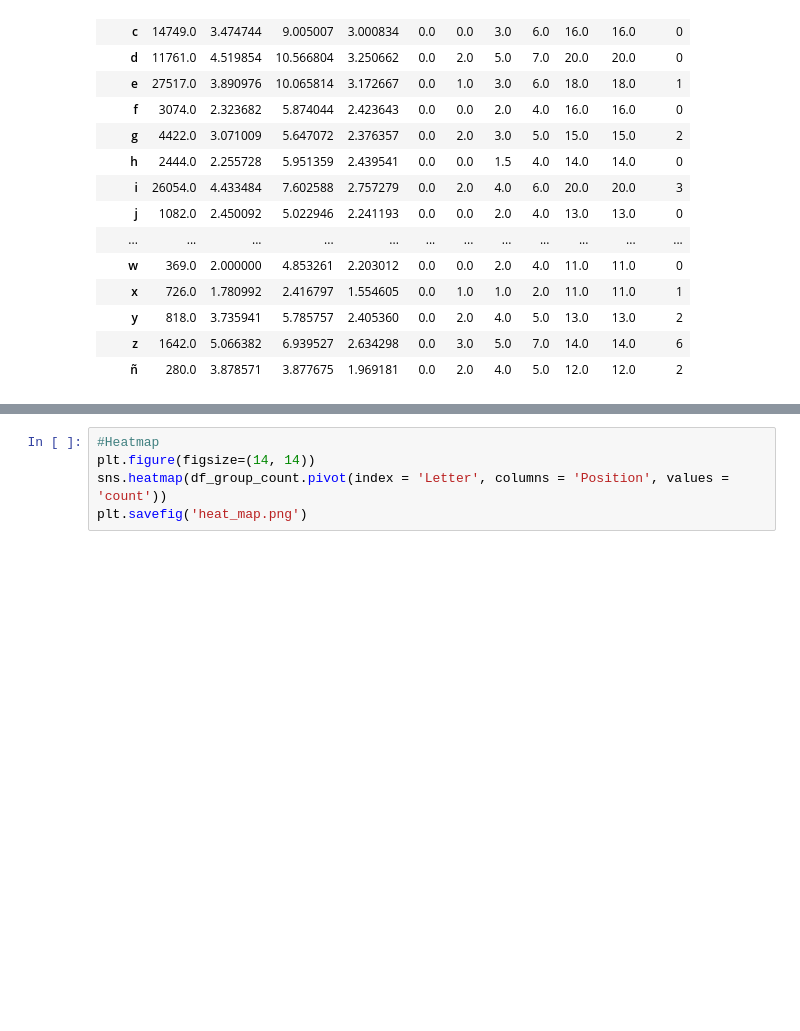
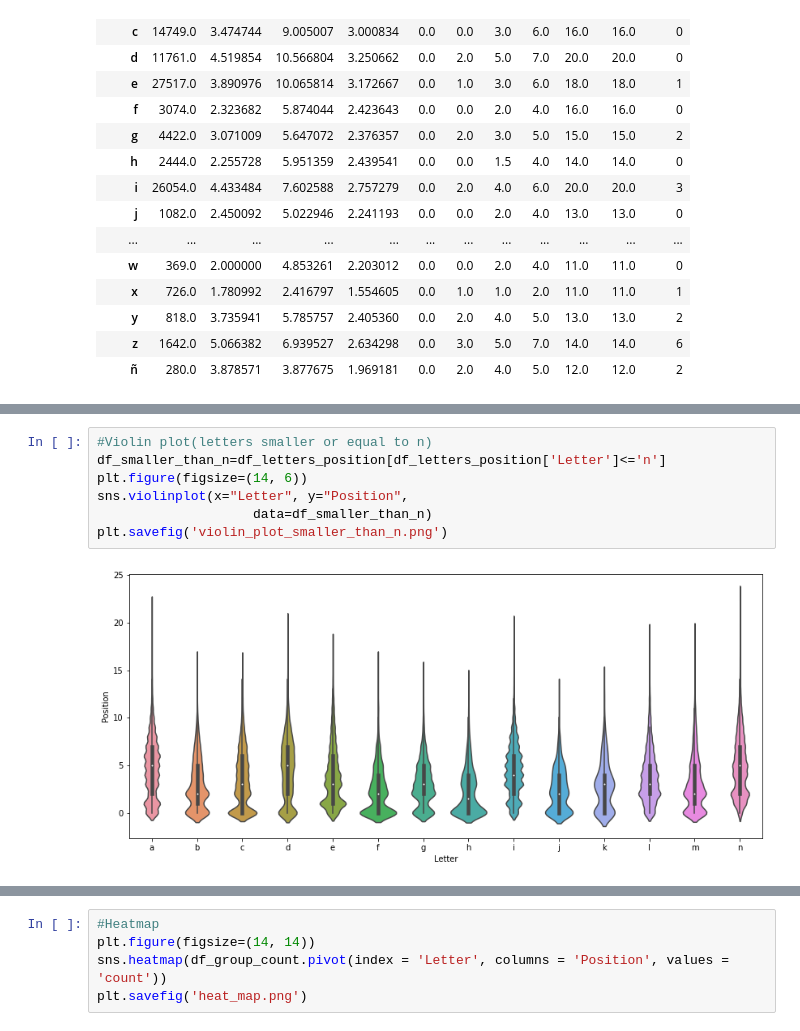
Before and after one commit to valenrami5/__valen__, a Jupyter notebook: stats_words_bank.ipynb, the cells around one changed output, grey strips where cells are left out. Drawn from its saved outputs; the diff is of its cells as text; blank space fills up the shorter version.

```diff
--- a/stats_words_bank.ipynb
+++ b/stats_words_bank.ipynb
@@ -224,3 +252,12 @@ plt.title("Boxplots Letter-Position")
 plt.savefig('blox_plot_letter_position.png')
 # %% [output]
 [figure]
+# %%
+#Violin plot(letters smaller or equal to n)
+df_smaller_than_n=df_letters_position[df_letters_position['Letter']<='n']
+plt.figure(figsize=(14, 6))
+sns.violinplot(x="Letter", y="Position",
+                    data=df_smaller_than_n)
+plt.savefig('violin_plot_smaller_than_n.png')
+# %% [output]
+[figure, added]
```
Also changed, not shown: parts of 11 cells of this notebook, 1 other file.
